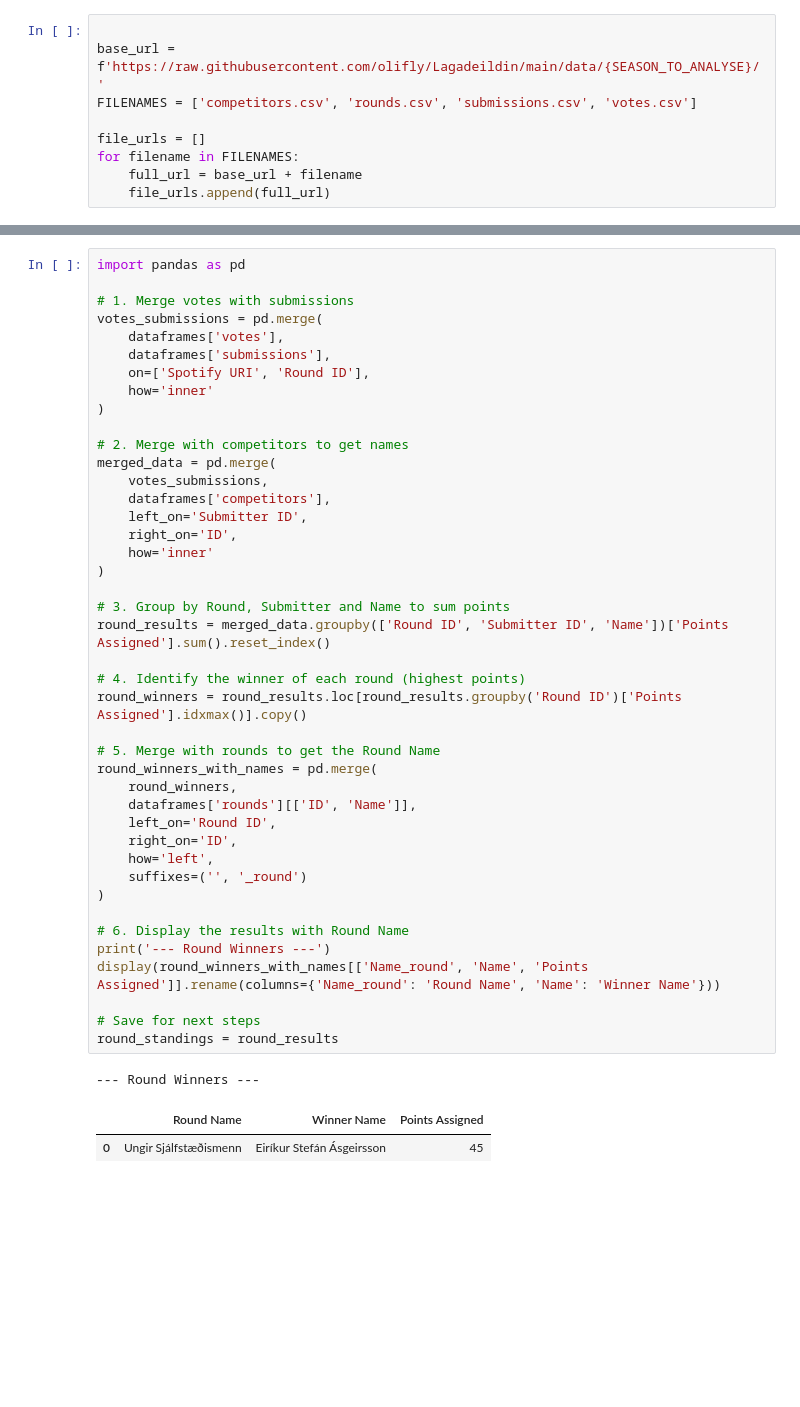
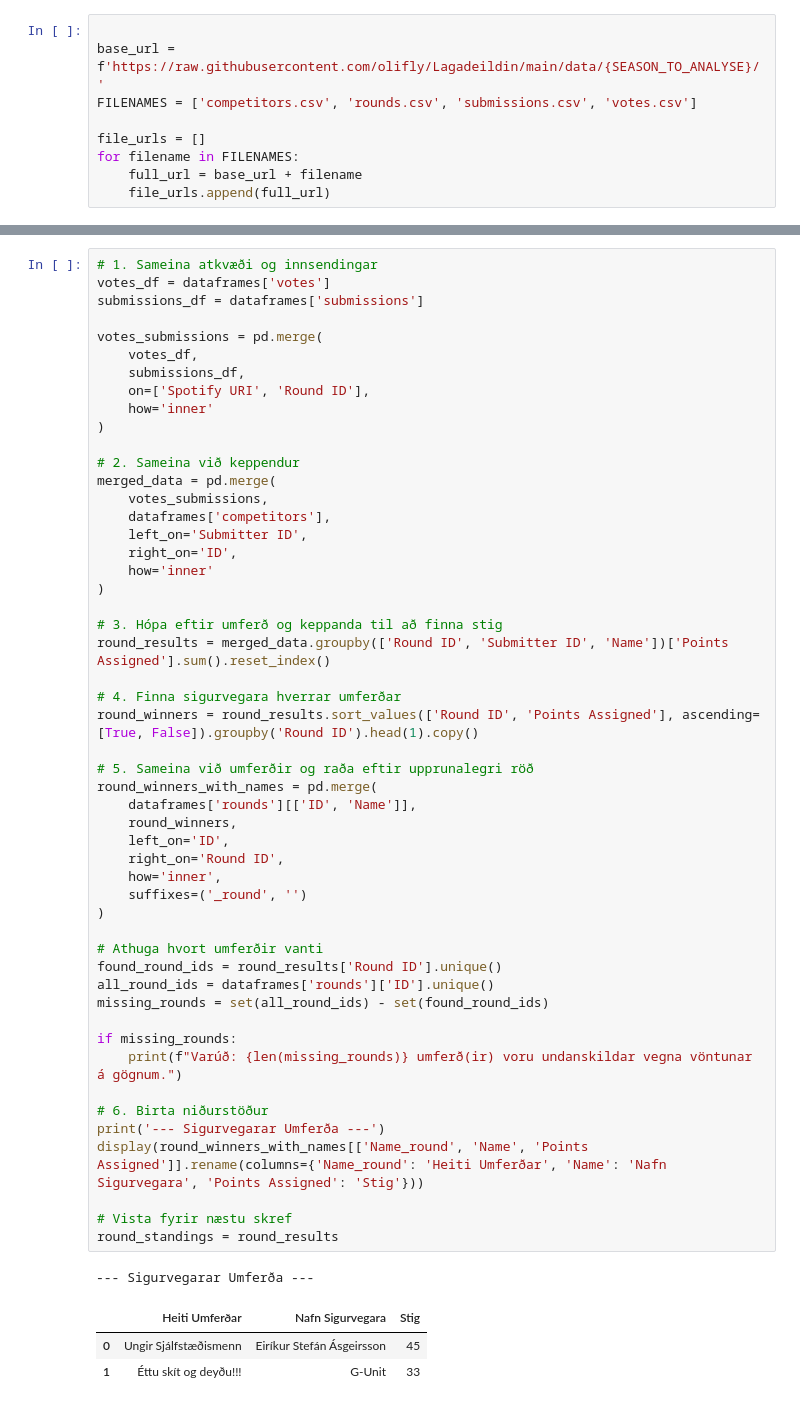
Before and after one commit to olifly/Lagadeildin, a Jupyter notebook: DataVis.ipynb, the cells around one changed output, grey strips where cells are left out. Cells and saved outputs as stored; diff of their text form; blank space fills up the shorter version.

```diff
--- a/DataVis.ipynb
+++ b/DataVis.ipynb
@@ -25,46 +36,56 @@ for i, url in enumerate(file_urls):
 # %%
-import pandas as pd
+# 1. Sameina atkvæði og innsendingar
+votes_df = dataframes['votes']
+submissions_df = dataframes['submissions']
 
-# 1. Merge votes with submissions
 votes_submissions = pd.merge(
-    dataframes['votes'],
-    dataframes['submissions'],
+    votes_df,
+    submissions_df,
     on=['Spotify URI', 'Round ID'],
     how='inner'
 )
 
-# 2. Merge with competitors to get names
+# 2. Sameina við keppendur
 merged_data = pd.merge(
     votes_submissions,
     dataframes['competitors'],
     left_on='Submitter ID',
     right_on='ID',
     how='inner'
 )
 
-# 3. Group by Round, Submitter and Name to sum points
+# 3. Hópa eftir umferð og keppanda til að finna stig
 round_results = merged_data.groupby(['Round ID', 'Submitter ID', 'Name'])['Points Assigned'].sum().reset_index()
 
-# 4. Identify the winner of each round (highest points)
-round_winners = round_results.loc[round_results.groupby('Round ID')['Points Assigned'].idxmax()].copy()
+# 4. Finna sigurvegara hverrar umferðar
+round_winners = round_results.sort_values(['Round ID', 'Points Assigned'], ascending=[True, False]).groupby('Round ID').head(1).copy()
 
-# 5. Merge with rounds to get the Round Name
+# 5. Sameina við umferðir og raða eftir upprunalegri röð
 round_winners_with_names = pd.merge(
+    dataframes['rounds'][['ID', 'Name']],
     round_winners,
-    dataframes['rounds'][['ID', 'Name']],
-    left_on='Round ID',
-    right_on='ID',
-    how='left',
-    suffixes=('', '_round')
+    left_on='ID',
+    right_on='Round ID',
+    how='inner',
+    suffixes=('_round', '')
 )
 
-# 6. Display the results with Round Name
-print('--- Round Winners ---')
-display(round_winners_with_names[['Name_round', 'Name', 'Points Assigned']].rename(columns={'Name_round': 'Round Name', 'Name': 'Winner Name'}))
+# Athuga hvort umferðir vanti
+found_round_ids = round_results['Round ID'].unique()
+all_round_ids = dataframes['rounds']['ID'].unique()
+missing_rounds = set(all_round_ids) - set(found_round_ids)
 
-# Save for next steps
+if missing_rounds:
+    print(f"Varúð: {len(missing_rounds)} umferð(ir) voru undanskildar vegna vöntunar á gögnum.")
+
+# 6. Birta niðurstöður
+print('--- Sigurvegarar Umferða ---')
+display(round_winners_with_names[['Name_round', 'Name', 'Points Assigned']].rename(columns={'Name_round': 'Heiti Umferðar', 'Name': 'Nafn Sigurvegara', 'Points Assigned': 'Stig'}))
+
+# Vista fyrir næstu skref
 round_standings = round_results
 # %% [output]
---- Round Winners ---
+--- Sigurvegarar Umferða ---
-|  | Round Name | Winner Name | Points Assigned |
+|  | Heiti Umferðar | Nafn Sigurvegara | Stig |
 | 0 | Ungir Sjálfstæðismenn | Eiríkur Stefán Ásgeirsson | 45 |
+| 1 | Éttu skít og deyðu!!! | G-Unit | 33 |
```
Also changed, not shown: parts of 9 cells of this notebook.
